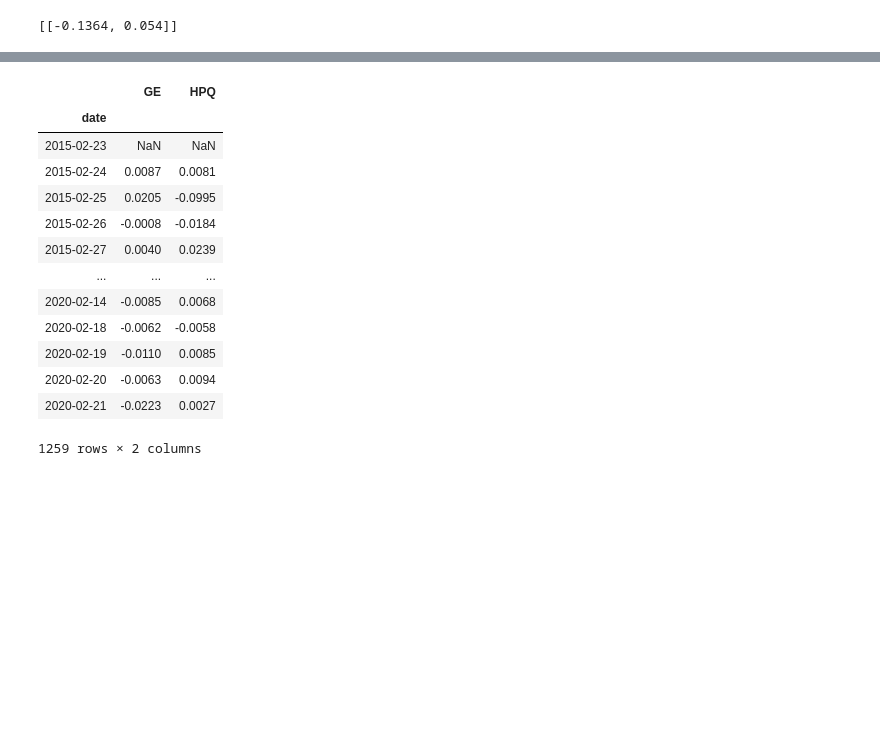
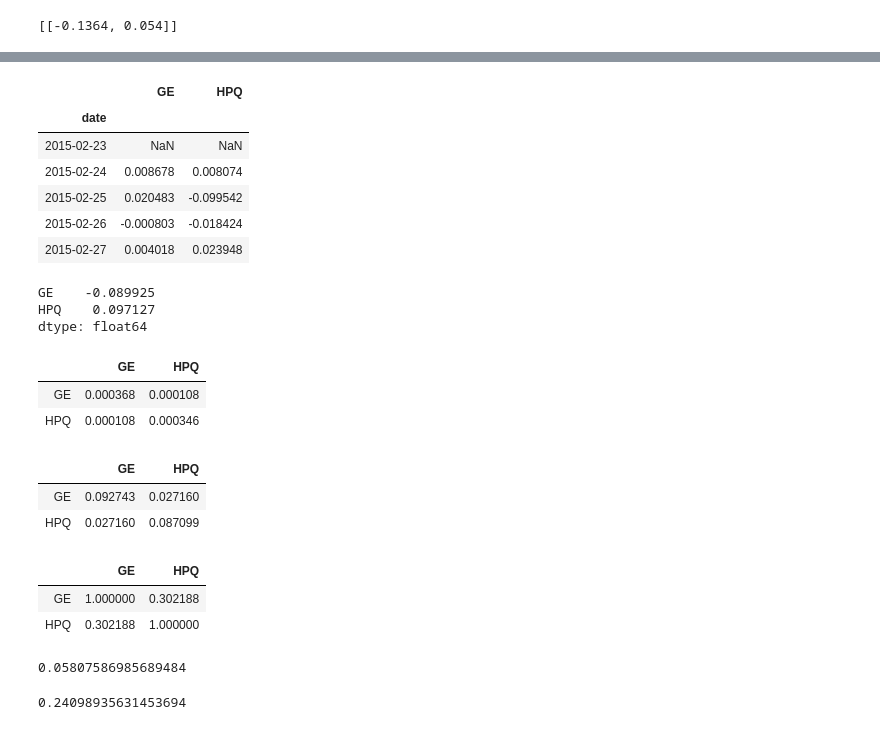
Before and after one commit to ajmal017/Stock-2, a Jupyter notebook: Dev of pandas.ipynb, the cells around one changed output, grey strips where cells are left out. Drawn from its saved outputs; the diff is of its cells as text; code cells hidden in the pictures; blank space fills up the shorter version.

```diff
--- a/Dev of pandas.ipynb
+++ b/Dev of pandas.ipynb
@@ -235,20 +249,13 @@ df
 1259 rows × 2 columns
-# %%
-df = df.round(4)
-# %%
-df
-# %% [output]
-|  | GE | HPQ |
-| date |  |  |
-| 2015-02-23 | NaN | NaN |
-| 2015-02-24 | 0.0087 | 0.0081 |
-| 2015-02-25 | 0.0205 | -0.0995 |
-| 2015-02-26 | -0.0008 | -0.0184 |
-| 2015-02-27 | 0.0040 | 0.0239 |
-| ... | ... | ... |
-| 2020-02-14 | -0.0085 | 0.0068 |
-| 2020-02-18 | -0.0062 | -0.0058 |
-| 2020-02-19 | -0.0110 | 0.0085 |
-| 2020-02-20 | -0.0063 | 0.0094 |
-| 2020-02-21 | -0.0223 | 0.0027 |
-1259 rows × 2 columns
+# %%
+returns = (df/df.shift(1))-1
+# %%
+returns.head()
+# %% [output]
+|  | GE | HPQ |
+| date |  |  |
+| 2015-02-23 | NaN | NaN |
+| 2015-02-24 | 0.008678 | 0.008074 |
+| 2015-02-25 | 0.020483 | -0.099542 |
+| 2015-02-26 | -0.000803 | -0.018424 |
+| 2015-02-27 | 0.004018 | 0.023948 |
@@ -254,0 +268,7 @@ df
+# %%
+annual_returns=returns.mean()*252
+annual_returns
+# %% [output]
+GE    -0.089925
+HPQ    0.097127
+dtype: float64
@@ -254,0 +281,6 @@ df
+# %%
+cov_matrix
+# %% [output]
+|  | GE | HPQ |
+| GE | 0.000368 | 0.000108 |
+| HPQ | 0.000108 | 0.000346 |
@@ -254,0 +289,6 @@ df
+# %%
+cov_matrix_a
+# %% [output]
+|  | GE | HPQ |
+| GE | 0.092743 | 0.027160 |
+| HPQ | 0.027160 | 0.087099 |
@@ -254,0 +297,6 @@ df
+# %%
+corr_matrix
+# %% [output]
+|  | GE | HPQ |
+| GE | 1.000000 | 0.302188 |
+| HPQ | 0.302188 | 1.000000 |
@@ -254,0 +305,4 @@ df
+# %%
+pfolio_var
+# %% [output]
+0.05807586985689484
@@ -254,0 +311,4 @@ df
+# %%
+pfolio_vol
+# %% [output]
+0.24098935631453694
```
Also changed, not shown: parts of 14 cells of this notebook, 5 other files.
